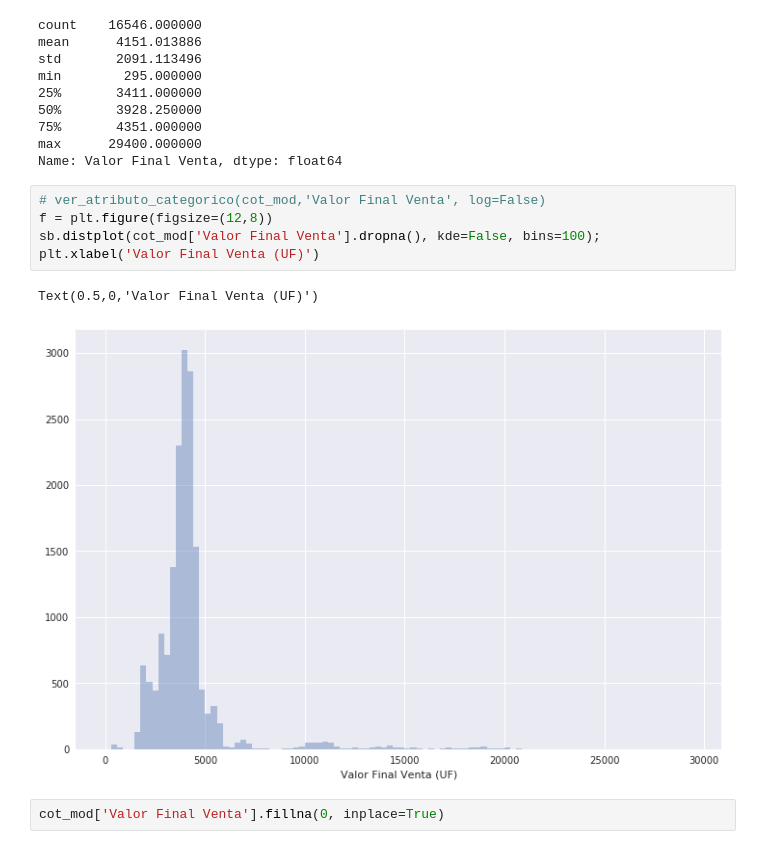
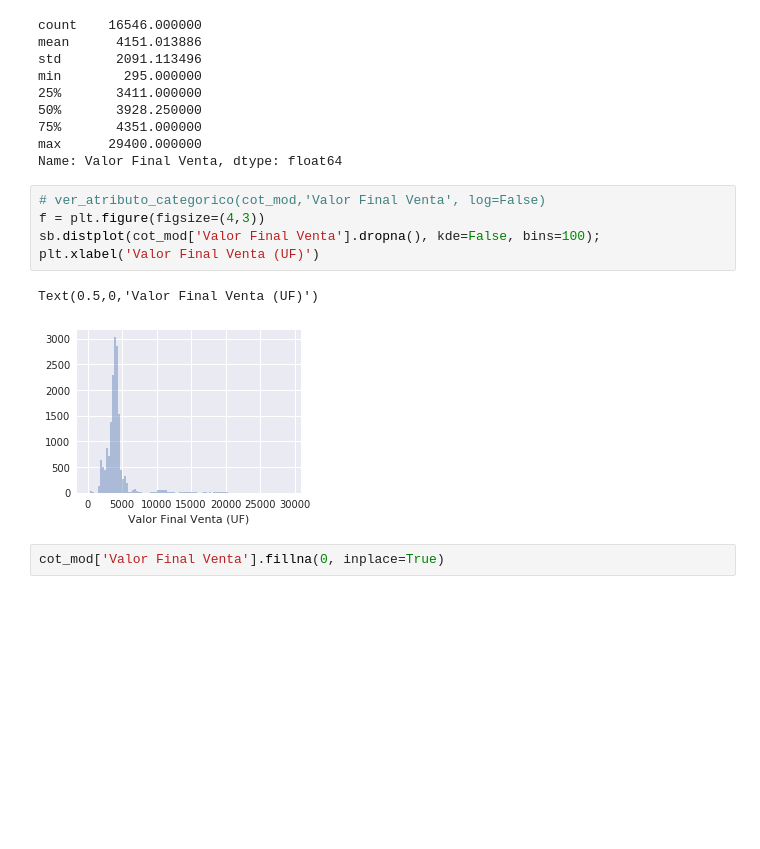
Before and after one commit to jcardenaslie/mem_aitue, a Jupyter notebook: Main Project/2 - Data Preparation/2.1 - Data Clean.ipynb, the cells around one changed output. Saved outputs shown, nothing was run; the diff lists cells and outputs as text; blank space fills up the shorter version.

```diff
--- a/Main Project/2 - Data Preparation/2.1 - Data Clean.ipynb
+++ b/Main Project/2 - Data Preparation/2.1 - Data Clean.ipynb
@@ -1157,12 +1156,12 @@ max      29400.000000
 Name: Valor Final Venta, dtype: float64
 # %%
 # ver_atributo_categorico(cot_mod,'Valor Final Venta', log=False)
-f = plt.figure(figsize=(12,8))
+f = plt.figure(figsize=(4,3))
 sb.distplot(cot_mod['Valor Final Venta'].dropna(), kde=False, bins=100);
 plt.xlabel('Valor Final Venta (UF)')
 # %% [output]
 Text(0.5,0,'Valor Final Venta (UF)')
-[figure, old version]
+[figure, new version]
 # %%
 cot_mod['Valor Final Venta'].fillna(0, inplace=True)
 # %%
```
Also changed, not shown: parts of 4 cells of this notebook, 8 other files.
